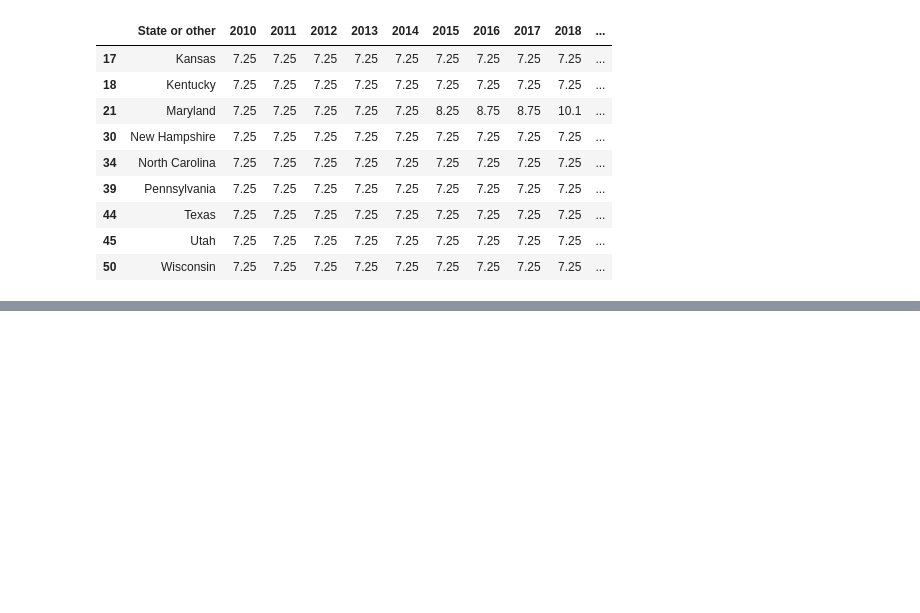
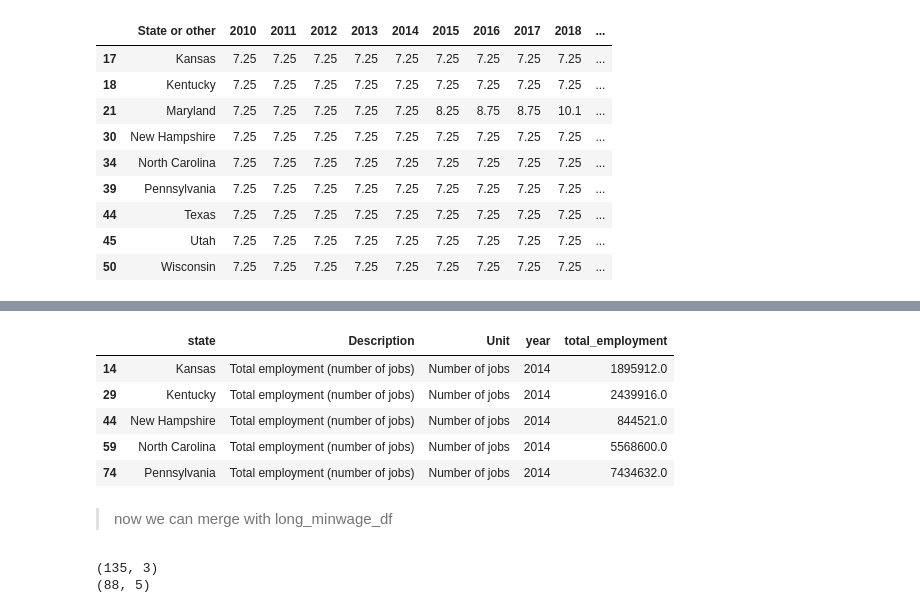
Before and after one commit to khaeuss808/UDS_FinalProject, a Jupyter notebook: FINALproject.ipynb, the cells around one changed output, grey strips where cells are left out. Saved outputs shown, nothing was run; the diff lists cells and outputs as text; code cells hidden in the pictures; blank space fills up the shorter version.

```diff
--- a/FINALproject.ipynb
+++ b/FINALproject.ipynb
@@ -344,0 +390,30 @@ minimumwage_df
+# %%
+# just get the employment in a df
+employment_df = control_long[
+    control_long["Description"].str.contains("Total employment", case=False, na=False)
+].copy()
+
+# rename so easier to understand
+employment_df.rename(
+    columns={"GeoName": "state", "value": "total_employment"}, inplace=True
+)
+
+# # Drop extra columns if needed
+# employment_df = employment_df[["state", "year", "total_employment"]]
+
+employment_df.head()
+# %% [output]
+|  | state | Description | Unit | year | total_employment |
+| 14 | Kansas | Total employment (number of jobs) | Number of jobs | 2014 | 1895912.0 |
+| 29 | Kentucky | Total employment (number of jobs) | Number of jobs | 2014 | 2439916.0 |
+| 44 | New Hampshire | Total employment (number of jobs) | Number of jobs | 2014 | 844521.0 |
+| 59 | North Carolina | Total employment (number of jobs) | Number of jobs | 2014 | 5568600.0 |
+| 74 | Pennsylvania | Total employment (number of jobs) | Number of jobs | 2014 | 7434632.0 |
+# %% [markdown]
+> now we can merge with long_minwage_df
+# %%
+print(long_minwage_df.shape)
+print(employment_df.shape)
+# %% [output]
+(135, 3)
+(88, 5)
```
Also changed, not shown: parts of 9 cells of this notebook.
